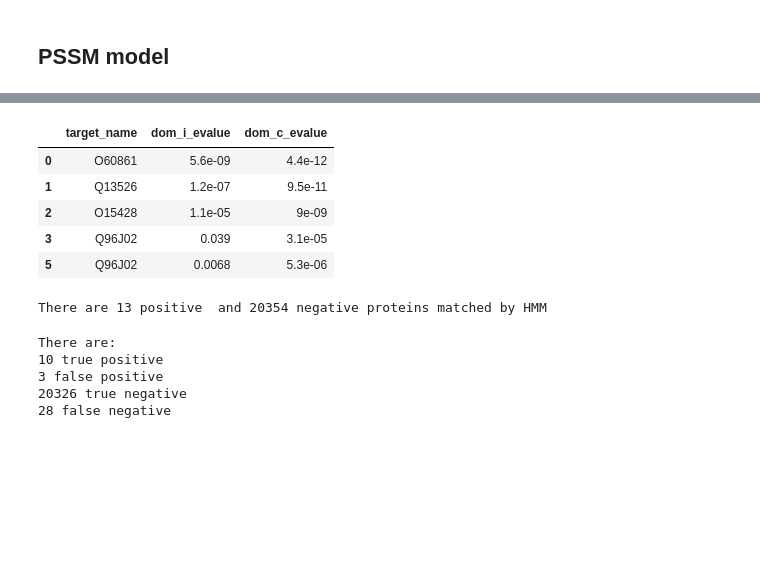
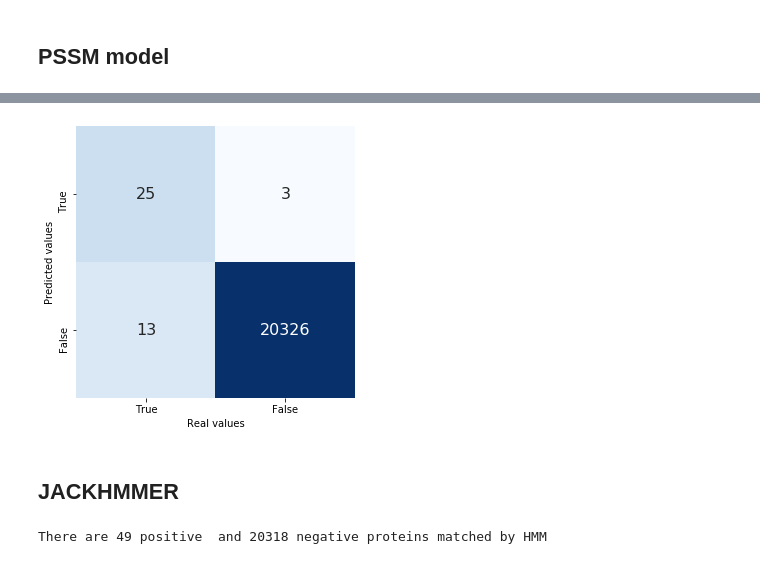
Before and after one commit to damiclem/proteincake, a Jupyter notebook: models.ipynb, the cells around one changed output, grey strips where cells are left out. Drawn from its saved outputs; the diff is of its cells as text; code cells hidden in the pictures; blank space fills up the shorter version.

```diff
--- a/models.ipynb
+++ b/models.ipynb
@@ -71 +131,24 @@ There are 45 positive  and 20322 negative proteins matched by PSSM
+# %%
+# Execute HMM
+
+# Define e-value threshold
+e_value_threshold = 0.7
+
+# Run hmm
+try:
+
+    # Fit the HMM model
+    hmm.fit(msa_path=MSA_FASTA_PATH, model_path=HMMER_MODEL_PATH)
+
+    # Evaluate the model
+    hmmer_out = hmm.test(test_path=HUMAN_FASTA_PATH, model_path=HMMER_MODEL_PATH, algorithm=hmm.HMMSEARCH)
+    hmmer_out = hmm.parse(hmmer_out)
+
+    # Make a threshold on e-value
+    e_value = hmmer_out['e_value'].astype(float)
+    hmmer_out = hmmer_out[e_value < e_value_threshold]
+
+# Catch error
+except subprocess.CalledProcessError as e:
+    print(e)
 # %%
@@ -115,3 +178,14 @@ _ = plt.show()
+# %%
+# Show confusion matrix
+fig, ax = plt.subplots(figsize=(5, 5))
+_ = cmat.plot(positive=positive, pred_positive=hmmer_positive,
+              negative=negative, pred_negative=hmmer_negative,
+              ax=ax)
+_ = plt.show()
+# %% [output]
+[figure, added]
+# %% [markdown]
+## JACKHMMER
 # %%
 # Execute HMM
 
@@ -130,41 +206,13 @@ try:
 # Catch error
 except subprocess.CalledProcessError as e:
     print(e)
-# %%
-# Check hmm result
-hmm_result[['target_name', 'dom_i_evalue', 'dom_c_evalue']].head()
-# %% [output]
-|  | target_name | dom_i_evalue | dom_c_evalue |
-| 0 | O60861 | 5.6e-09 | 4.4e-12 |
-| 1 | Q13526 | 1.2e-07 | 9.5e-11 |
-| 2 | O15428 | 1.1e-05 | 9e-09 |
-| 3 | Q96J02 | 0.039 | 3.1e-05 |
-| 5 | Q96J02 | 0.0068 | 5.3e-06 |
 # %%
 # Define set of positive protein accessions
-pred_positive = set(hmm_result.target_name)
-pred_negative = set(ds_human['entry_ac']) - pred_positive
+jack_positive = set(jack_out['entry_ac'])
+jack_negative = set(human_proteome['entry_ac']) - jack_positive
 
 print('There are {:d} positive  and {:d} negative proteins matched by HMM'.format(
-    len(pred_positive), len(pred_negative)
+    len(jack_positive), len(jack_negative)
 ))
 # %% [output]
-There are 13 positive  and 20354 negative proteins matched by HMM
+There are 49 positive  and 20318 negative proteins matched by HMM
-# %%
-# Define confusion matrix entries
-true_positive = positive & pred_positive
-false_positive = negative & pred_positive
-true_negative = negative & pred_negative
-false_negative = positive & pred_negative
-
-print('There are:')
-print('{:d} true positive'.format(len(true_positive)))
-print('{:d} false positive'.format(len(false_positive)))
-print('{:d} true negative'.format(len(true_negative)))
-print('{:d} false negative'.format(len(false_negative)))
-# %% [output]
-There are:
-10 true positive
-3 false positive
-20326 true negative
-28 false negative
```
Also changed, not shown: parts of 28 cells of this notebook, 29 other files.
